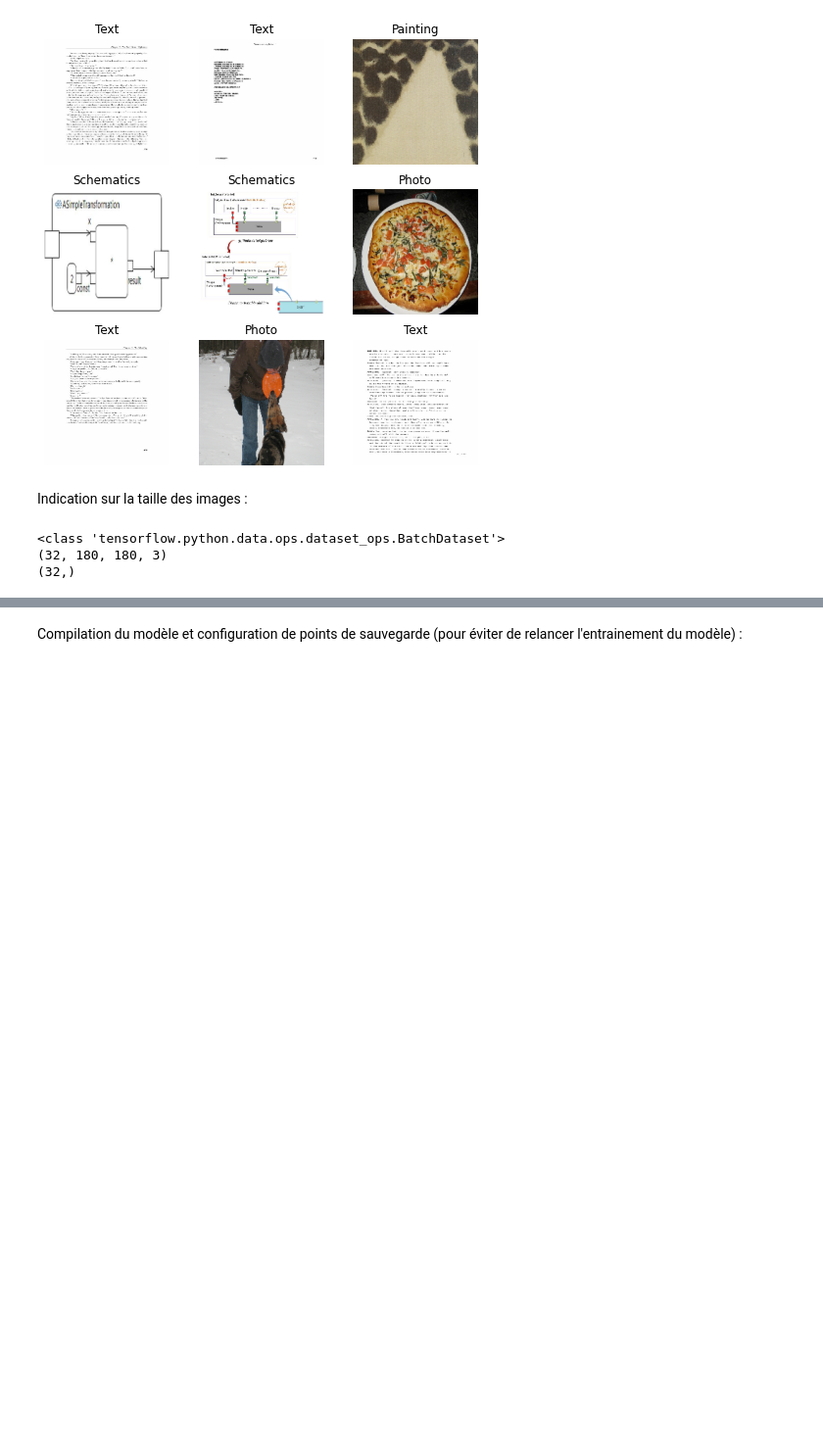
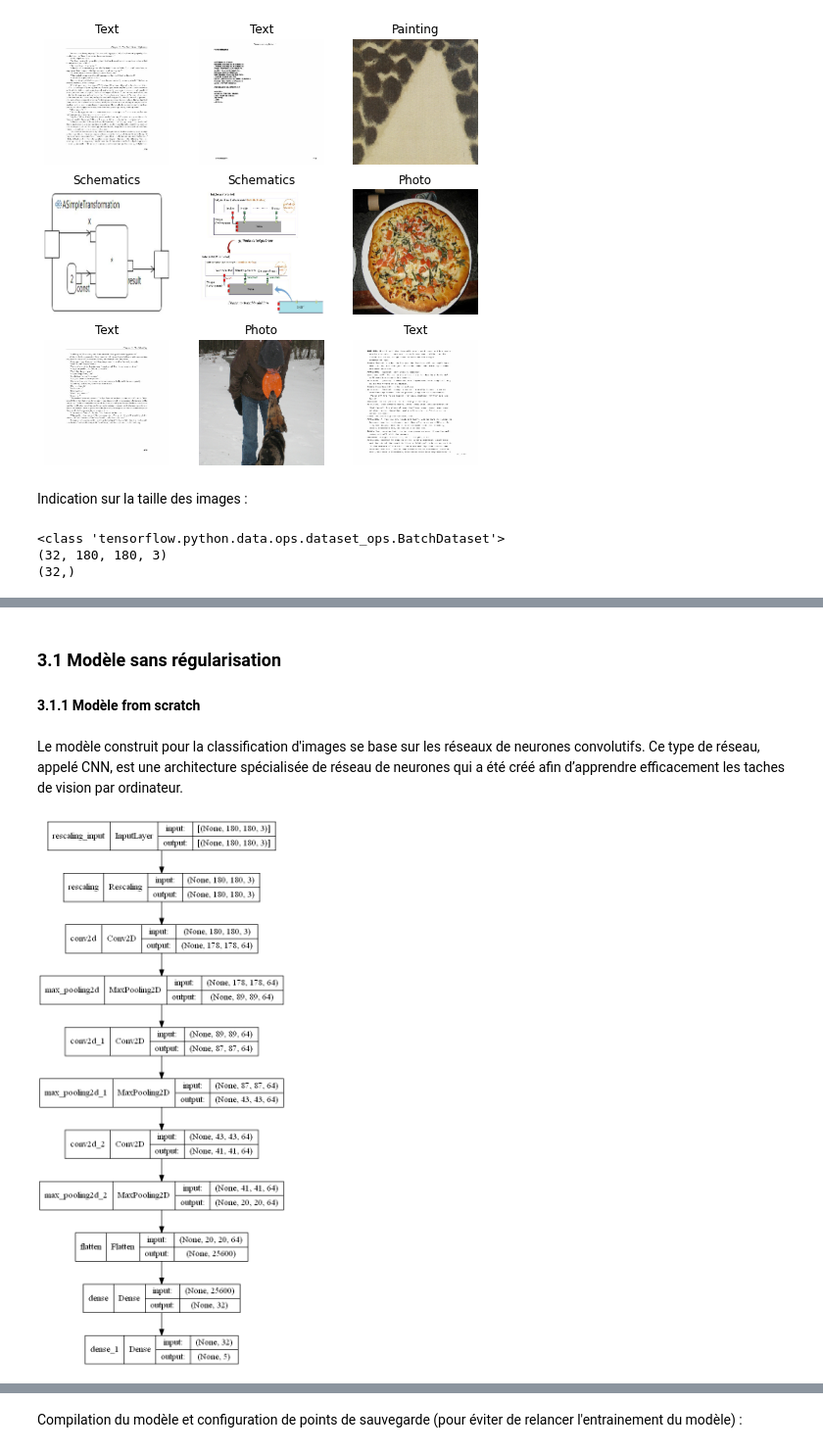
Before and after one commit to km229/leyenda_project, a Jupyter notebook: L1.ipynb, the cells around one changed output, grey strips where cells are left out. Shown at 98% size. Saved outputs shown, nothing was run; the diff lists cells and outputs as text; code cells hidden in the pictures; blank space fills up the shorter version.

```diff
--- a/L1.ipynb
+++ b/L1.ipynb
@@ -113,19 +315,31 @@ Création de notre modèle avec Dropout :
+# %% [markdown]
+### 3.1 Modèle sans régularisation
+
+#### 3.1.1 Modèle from scratch
+# %% [markdown]
+Le modèle construit pour la classification d'images se base sur les réseaux de neurones convolutifs. Ce type de réseau, appelé CNN, est une architecture spécialisée de réseau de neurones qui a été créé afin d’apprendre efficacement les taches de vision par ordinateur.
 # %%
-num_classes = 5 # Nombre de classes et donc aussi nombre de neurones dans la dernière couche
 model = tf.keras.Sequential([
   # Normalisation
   tf.keras.layers.Rescaling(1./255),
 
-  tf.keras.layers.Conv2D(32, 3, activation='relu'),
+  tf.keras.layers.Conv2D(64, 3, activation='relu'),
   tf.keras.layers.MaxPooling2D(),
-  tf.keras.layers.Dropout(0.5),
-  tf.keras.layers.Conv2D(32, 3, activation='relu'),
+  tf.keras.layers.Conv2D(64, 3, activation='relu'),
   tf.keras.layers.MaxPooling2D(),
-  tf.keras.layers.Dropout(0.5),
-  tf.keras.layers.Conv2D(32, 3, activation='relu'),
+  tf.keras.layers.Conv2D(64, 3, activation='relu'),
   tf.keras.layers.MaxPooling2D(),
-  tf.keras.layers.Dropout(0.5),
   tf.keras.layers.Flatten(),
-  tf.keras.layers.Dense(32,  kernel_regularizer=regularizers.l2(0.0001), activation='relu'),
-  tf.keras.layers.Dense(num_classes, activation = "softmax")
+  tf.keras.layers.Dense(32, activation='relu'),
+  tf.keras.layers.Dense(NUM_CLASSES, activation = "softmax")
 ])
+
+model.compile(
+  optimizer='adam',
+  loss=tf.losses.SparseCategoricalCrossentropy(),
+  metrics=['accuracy'])
+
+model.build((None, 180, 180, 3))
+keras.utils.plot_model(model, show_shapes=True)
+# %% [output]
+[figure, added]
```
Also changed, not shown: parts of 93 cells of this notebook, 10 other files.
